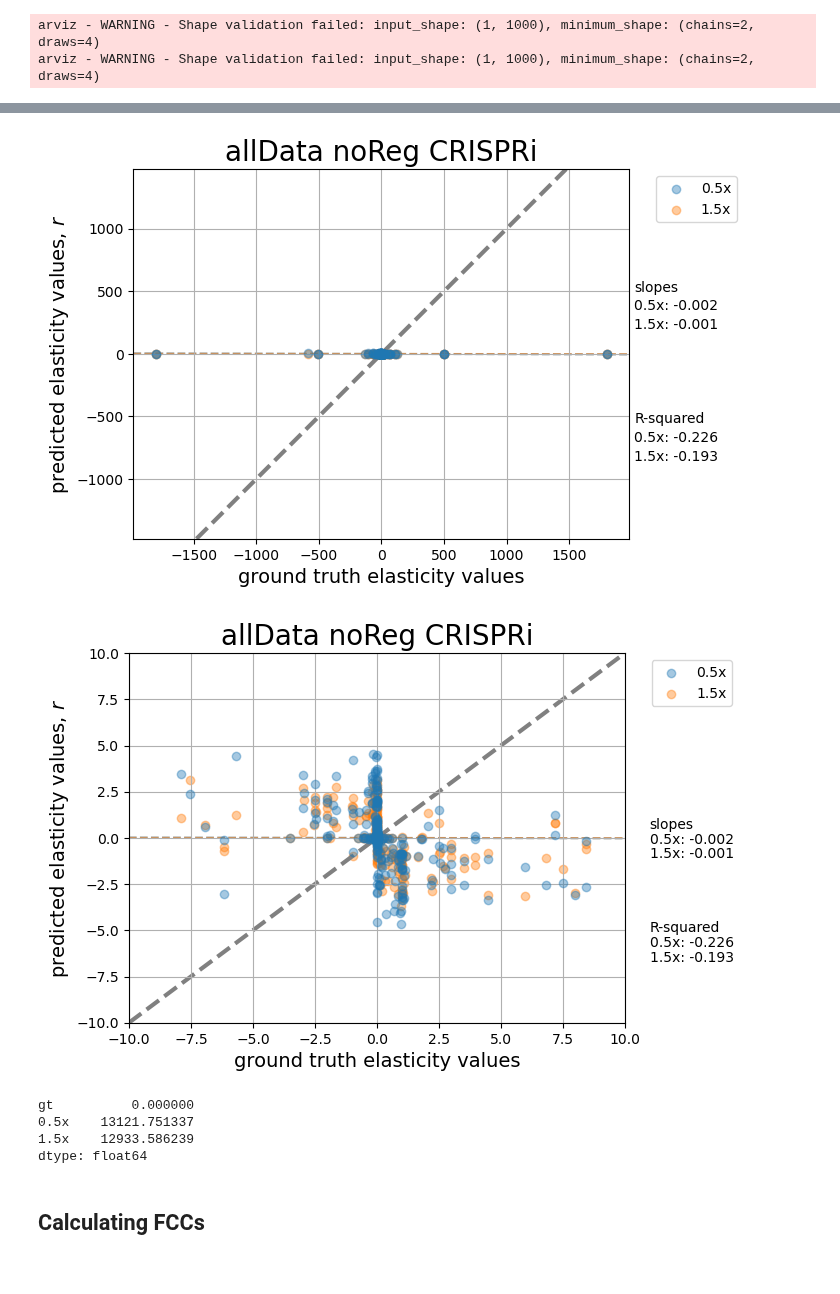
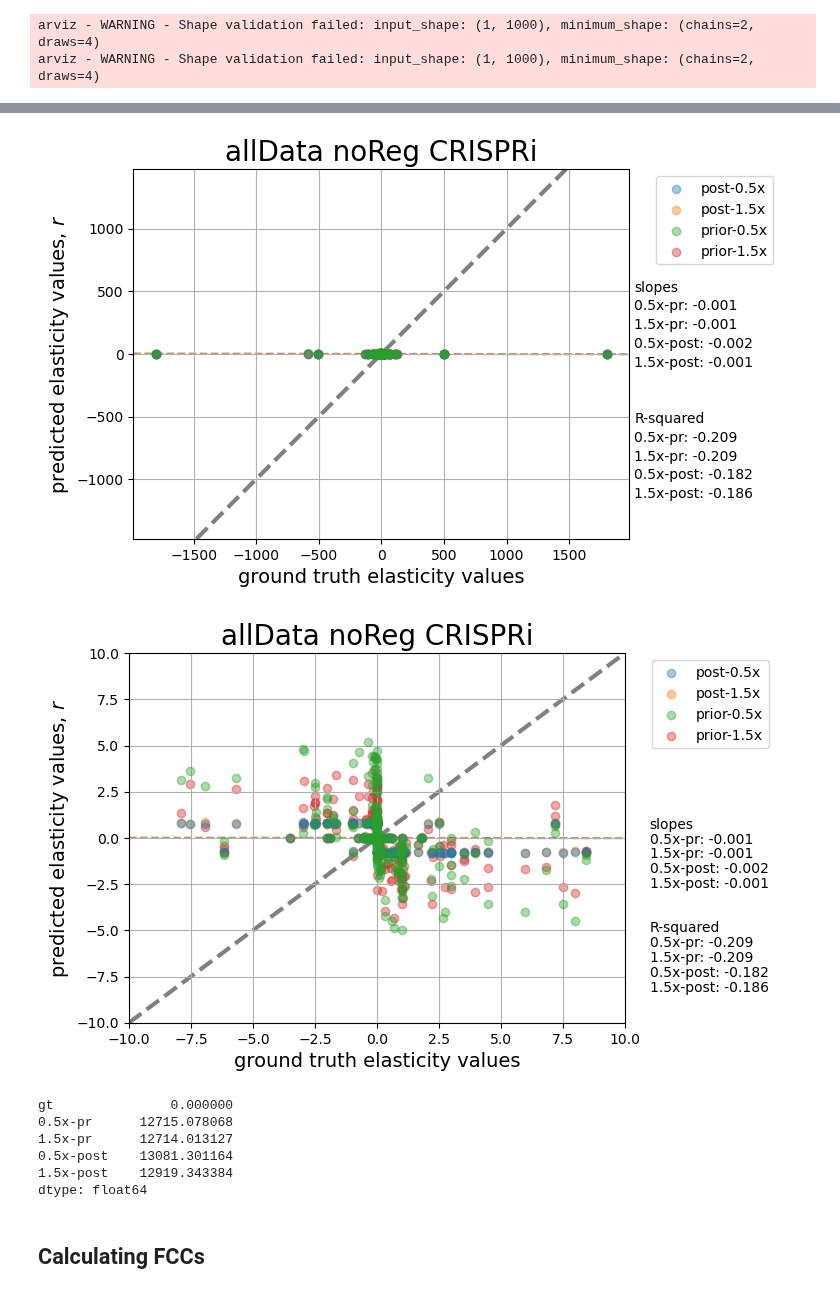
Before and after one commit to sys-bio/BMCA-pipeline, a Jupyter notebook: notebooks/topologyC/topologyC-allData-emll.ipynb, the cells around one changed output, grey strips where cells are left out. Cells and saved outputs as stored; diff of their text form; code cells hidden in the pictures.

Commit message:
updated MAEs and elasticity graphs with priors

```diff
--- a/notebooks/topologyC/topologyC-allData-emll.ipynb
+++ b/notebooks/topologyC/topologyC-allData-emll.ipynb
@@ -184,3 +225,6 @@ Ex15_advi = util_pytensor.get_az_summary(trace15)
 # %% [output]
 arviz - WARNING - Shape validation failed: input_shape: (1, 1000), minimum_shape: (chains=2, draws=4)
 arviz - WARNING - Shape validation failed: input_shape: (1, 1000), minimum_shape: (chains=2, draws=4)
+# %%
+prior_Ex05_advi = az.summary(prior05['prior']['Ex'])['mean']
+prior_Ex15_advi = az.summary(prior15['prior']['Ex'])['mean']
@@ -187,54 +234,63 @@ arviz - WARNING - Shape validation failed: input_shape: (1, 1000), minimum_shape
+# %%
+pt_labels= ['0.5x-pr', '1.5x-pr', '0.5x-post', '1.5x-post']
 # %%
 elasticity_values = np.column_stack([r.getScaledElasticityMatrix().flatten(),
-                                Ex05_advi, Ex15_advi])
+                                prior_Ex05_advi, prior_Ex15_advi, Ex05_advi, Ex15_advi])
 
 elasticities_df = pd.DataFrame(elasticity_values, columns=['gt']+pt_labels,
                                index=[i + '_' + ii for i in r.getReactionIds() for ii in r.getFloatingSpeciesIds()])
 # elasticities_df.to_csv('topologyA_allData_elasticities.csv')
 # %%
-e_slopes = [round(util.calculate_slope(elasticities_df['gt'], elasticities_df[i])[0],3) for i in pt_labels]
-e_intercepts = [round(util.calculate_slope(elasticities_df['gt'], elasticities_df[i])[1],3) for i in pt_labels]
-e_r2s = [round(util.calculate_slope(elasticities_df['gt'], elasticities_df[i])[2],3) for i in pt_labels]
+e_slopes = [round(util_pytensor.calculate_slope(elasticities_df['gt'], elasticities_df[i])[0],3) for i in pt_labels]
+e_intercepts = [round(util_pytensor.calculate_slope(elasticities_df['gt'], elasticities_df[i])[1],3) for i in pt_labels]
+e_r2s = [round(util_pytensor.calculate_slope(elasticities_df['gt'], elasticities_df[i])[2],3) for i in pt_labels]
 # %%
 plt.axes().set_aspect('equal', 'datalim')
 
-plt.scatter(elasticities_df['gt'], elasticities_df['0.5x'], alpha=0.4, label='0.5x', zorder=10)
-plt.scatter(elasticities_df['gt'], elasticities_df['1.5x'], alpha=0.4, label='1.5x')
+plt.scatter(elasticities_df['gt'], elasticities_df['0.5x-pr'], alpha=0.4, label='post-0.5x', zorder=10)
+plt.scatter(elasticities_df['gt'], elasticities_df['1.5x-pr'], alpha=0.4, label='post-1.5x')
+
+plt.scatter(elasticities_df['gt'], elasticities_df['0.5x-post'], alpha=0.4, label='prior-0.5x', zorder=10)
+plt.scatter(elasticities_df['gt'], elasticities_df['1.5x-post'], alpha=0.4, label='prior-1.5x')
+
 
 plt.axline([0, 0], [1, 1], c='gray', linestyle='dashed', zorder=1, linewidth=3)
 plt.grid(True, which='both', axis='both', zorder=0)
 plt.xlabel('ground truth elasticity values', size=14)
 plt.ylabel('predicted elasticity values, $\it{r}$', size=14)
 # plt.title('Parity plot of elasticity values for various \nenzyme perturbation strengths—CRISPRi', size=20)
 plt.title('allData noReg CRISPRi', size=20)
 plt.legend(bbox_to_anchor=(1.04, 1), loc="upper left")
 
 left_adjust = 2020
 line_spacing = 150
 slope_start = 500
 r2_start = slope_start-(7*line_spacing)
 
 plt.text(left_adjust, slope_start, "slopes")
 for i, label in enumerate(pt_labels[0:5]):
     plt.text(left_adjust, (slope_start-line_spacing)-(i*line_spacing), f'{label}: {e_slopes[i]}')
 
 plt.text(left_adjust, r2_start, 'R-squared')
 for i, label in enumerate(pt_labels[0:5]):
     plt.text(left_adjust, (r2_start-line_spacing)-(i*line_spacing), f'{label}: {e_r2s[i]}')
 
 colors = ['tab:blue', 'tab:orange', 'tab:green', 'tab:red', 'tab:purple']
 for i in range(2):
     plt.axline((0, e_intercepts[i]), slope=e_slopes[i], linestyle='--', alpha=0.6, color=colors[i], zorder=0)
 # %% [output]
-[figure, old version]
+[figure, new version]
 # %%
 # plt.axes().set_aspect('equal', 'datalim')
 
 plt.ylim(-10,10)
 plt.xlim(-10,10)
 
-plt.scatter(elasticities_df['gt'], elasticities_df['0.5x'], alpha=0.4, label='0.5x', zorder=10)
-plt.scatter(elasticities_df['gt'], elasticities_df['1.5x'], alpha=0.4, label='1.5x')
+plt.scatter(elasticities_df['gt'], elasticities_df['0.5x-pr'], alpha=0.4, label='post-0.5x', zorder=10)
+plt.scatter(elasticities_df['gt'], elasticities_df['1.5x-pr'], alpha=0.4, label='post-1.5x')
+
+plt.scatter(elasticities_df['gt'], elasticities_df['0.5x-post'], alpha=0.4, label='prior-0.5x', zorder=10)
+plt.scatter(elasticities_df['gt'], elasticities_df['1.5x-post'], alpha=0.4, label='prior-1.5x')
 
 plt.axline([0, 0], [1, 1], c='gray', linestyle='dashed', zorder=1, linewidth=3)
 plt.grid(True, which='both', axis='both', zorder=0)
@@ -261,7 +317,7 @@ colors = ['tab:blue', 'tab:orange', 'tab:green', 'tab:red', 'tab:purple']
 for i in range(2):
     plt.axline((0, e_intercepts[i]), slope=e_slopes[i], linestyle='--', alpha=0.6, color=colors[i], zorder=0)
 # %% [output]
-[figure, old version]
+[figure, new version]
 # %%
 # print out MAE for each perturbation strength
 MAE = abs(elasticities_df.sub(elasticities_df['gt'], axis=0)).sum()
@@ -269,10 +325,12 @@ MAE = abs(elasticities_df.sub(elasticities_df['gt'], axis=0)).sum()
-# %%
-MAE
-# %% [output]
-gt          0.000000
-0.5x    13121.751337
-1.5x    12933.586239
-dtype: float64
+# %%
+MAE.to_csv('../../data/results/MAE/topologyC_allData_MAE.csv')
+# %% [output]
+gt               0.000000
+0.5x-pr      12715.078068
+1.5x-pr      12714.013127
+0.5x-post    13081.301164
+1.5x-post    12919.343384
+dtype: float64
 # %% [markdown]
 ## Calculating FCCs
 # %%
```
Also changed, not shown: parts of 8 cells of this notebook, 7 other files.
